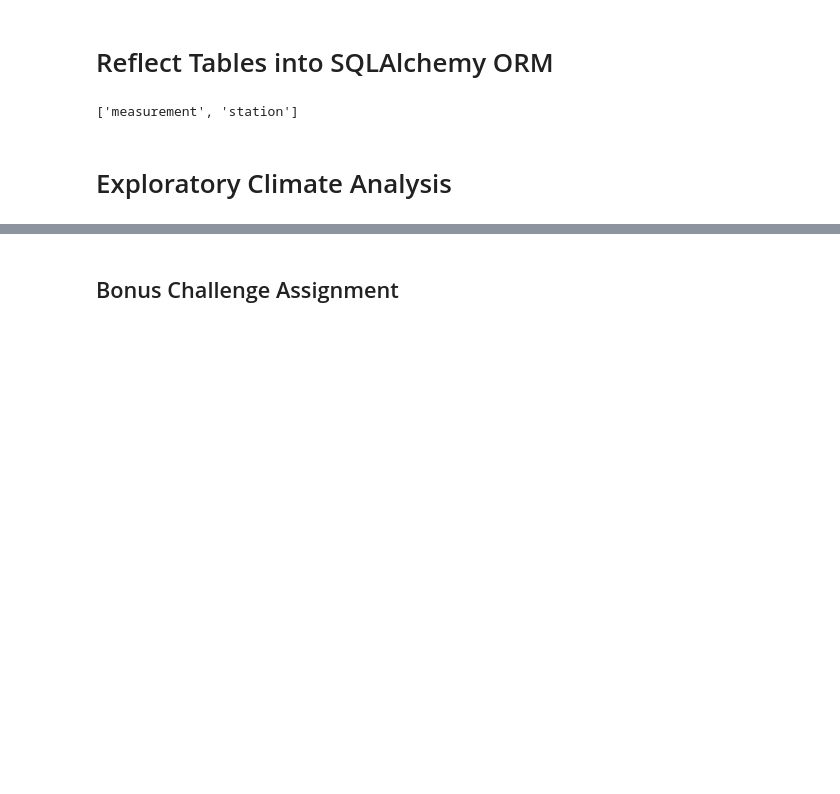
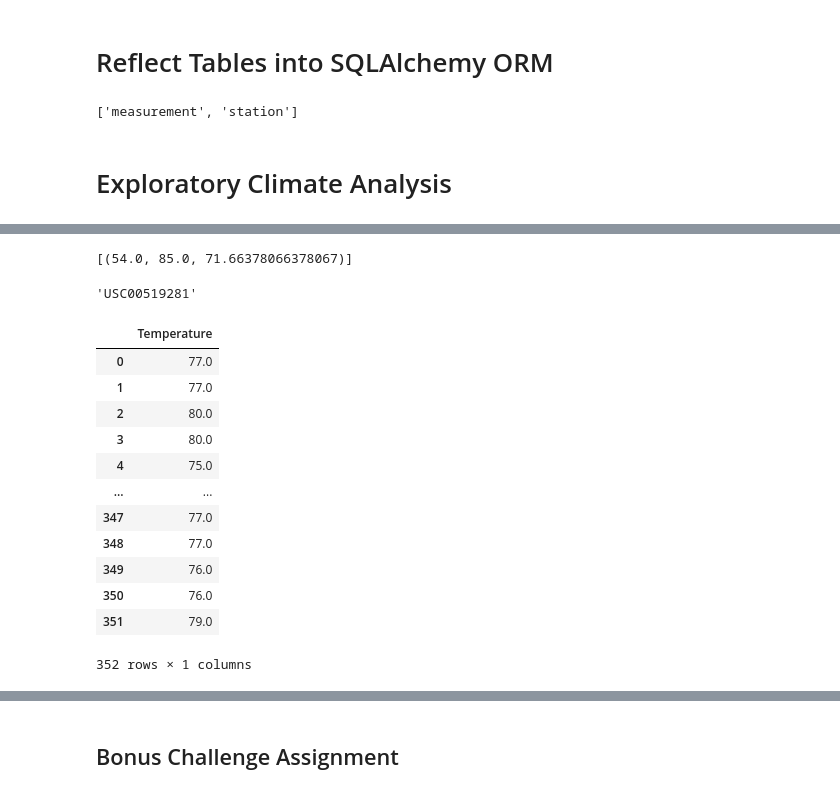
Before and after one commit to Jamahler/sqlalchemy-challenge, a Jupyter notebook: Instructions/climate_starter.ipynb, the cells around one changed output, grey strips where cells are left out. Cells and saved outputs as stored; diff of their text form; code cells hidden in the pictures; blank space fills up the shorter version.

```diff
--- a/Instructions/climate_starter.ipynb
+++ b/Instructions/climate_starter.ipynb
@@ -63,6 +94,33 @@ plt.show()
 # %%
 # Using the station id from the previous query, calculate the lowest temperature recorded,
 # highest temperature recorded, and average temperature of the most active station?
+tempatures = session.query(func.min(measurement.tobs), func.max(measurement.tobs), func.avg(measurement.tobs)).filter(measurement.station == active_stations[0][0])
+tempatures.all()
+# %% [output]
+[(54.0, 85.0, 71.66378066378067)]
 # %%
 # Choose the station with the highest number of temperature observations.
 # Query the last 12 months of temperature observation data for this station and plot the results as a histogram
+most_observations = session.query(measurement.station, func.count(measurement.tobs)).group_by(measurement.station).order_by(func.count(measurement.tobs).desc()).first()
+most_obs_station = most_observations[0]
+most_obs_station
+# %% [output]
+'USC00519281'
+# %%
+temperature_observations = session.query(measurement.tobs).filter(measurement.date >= year_ago).filter(measurement.station == most_obs_station)
+temperature_df = pd.DataFrame(temperature_observations, columns=["Temperature"])
+temperature_df
+# %% [output]
+|  | Temperature |
+| 0 | 77.0 |
+| 1 | 77.0 |
+| 2 | 80.0 |
+| 3 | 80.0 |
+| 4 | 75.0 |
+| ... | ... |
+| 347 | 77.0 |
+| 348 | 77.0 |
+| 349 | 76.0 |
+| 350 | 76.0 |
+| 351 | 79.0 |
+352 rows × 1 columns
```
Also changed, not shown: parts of 6 cells of this notebook, 5 other files.
